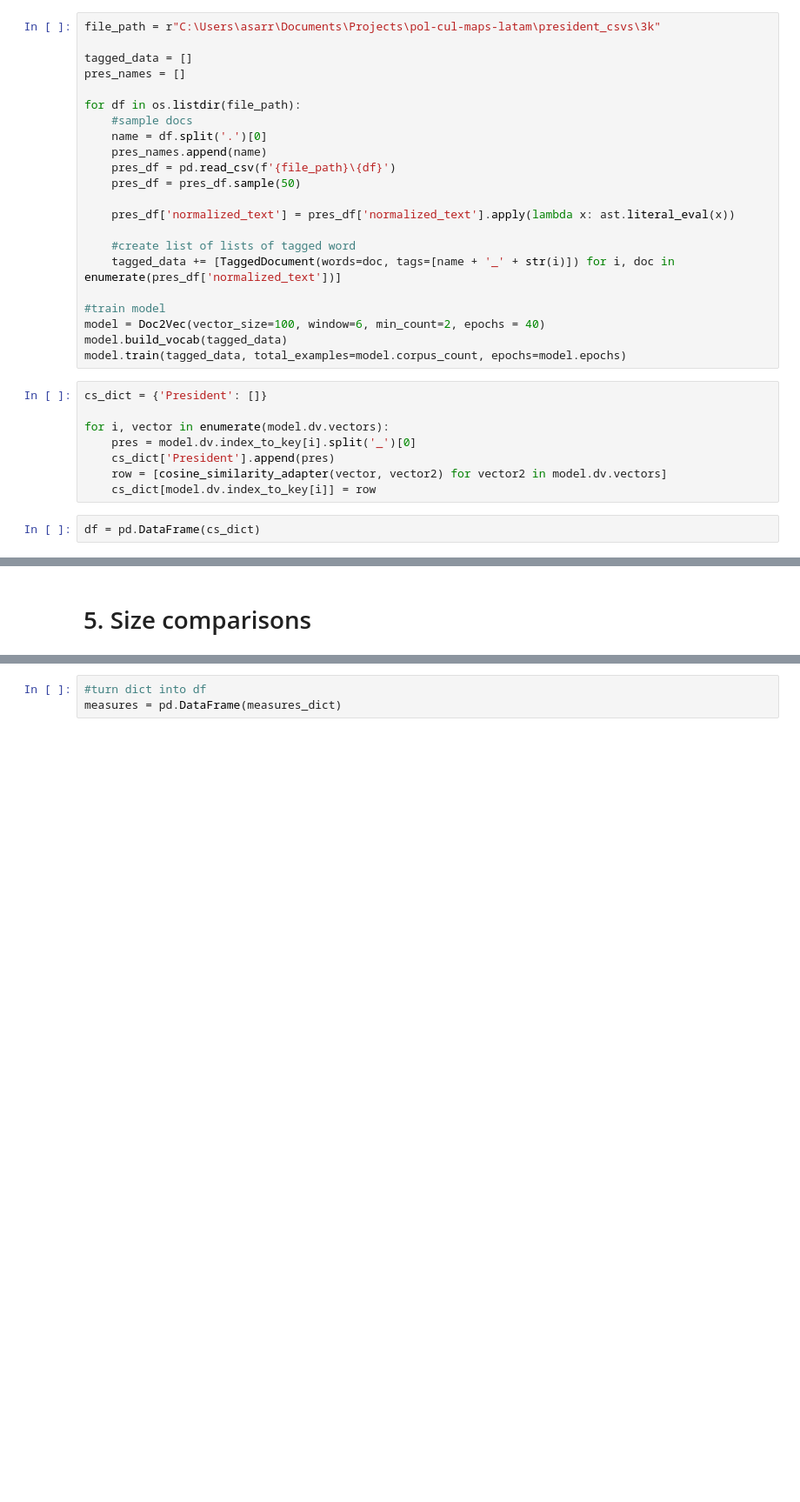
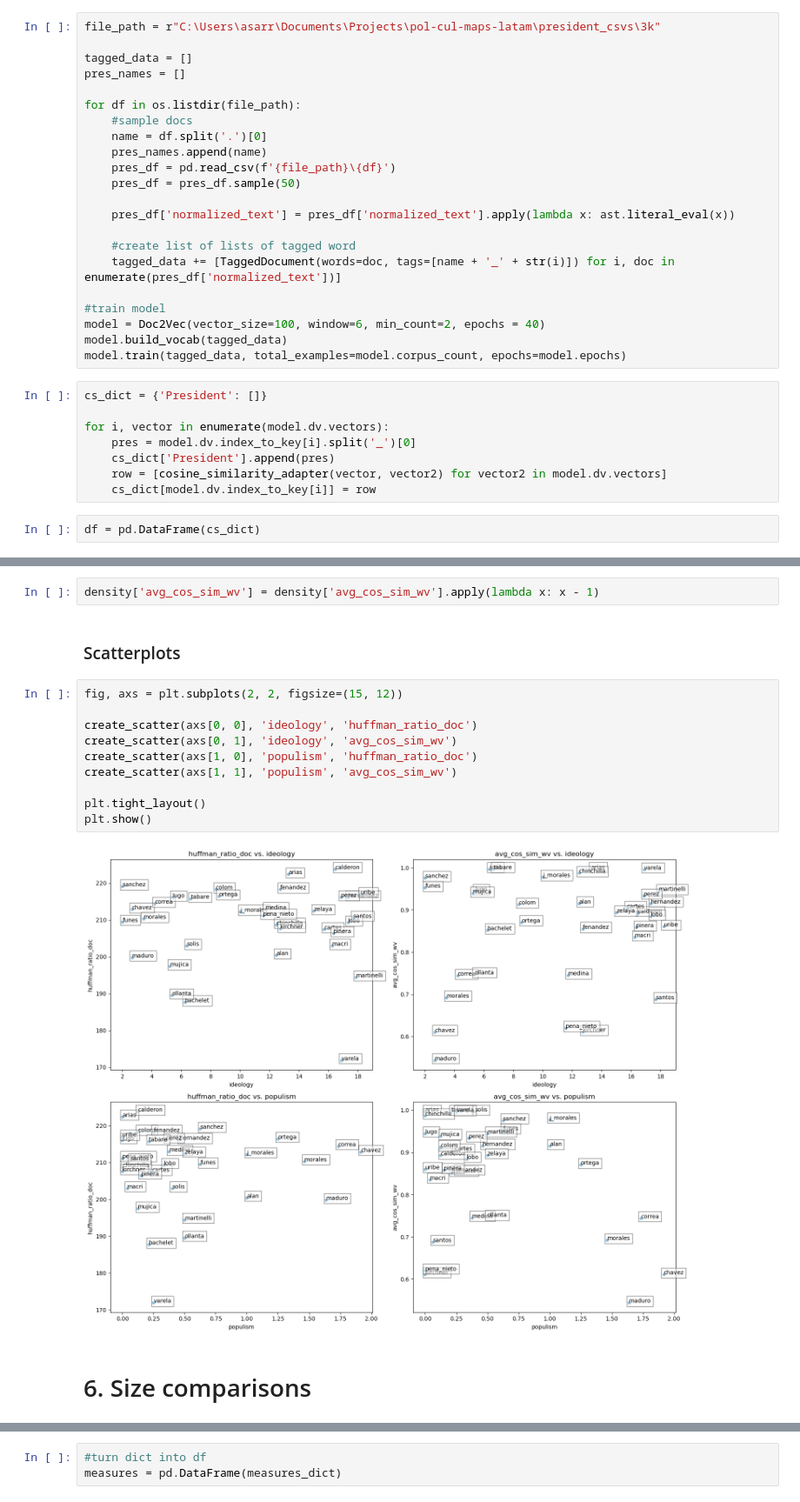
Before and after one commit to alejandrosarria0296/pol-cul-maps-latam, a Jupyter notebook: notebooks/3.word_embeddings.ipynb, the cells around one changed output, grey strips where cells are left out. Shown at 87% size. Cells and saved outputs as stored; diff of their text form; blank space fills up the shorter version.

```diff
--- a/notebooks/3.word_embeddings.ipynb
+++ b/notebooks/3.word_embeddings.ipynb
@@ -442,5 +545,21 @@ done with var
+# %%
+density['avg_cos_sim_wv'] = density['avg_cos_sim_wv'].apply(lambda x: x - 1)
+# %% [markdown]
+### Scatterplots
+# %%
+fig, axs = plt.subplots(2, 2, figsize=(15, 12))
+
+create_scatter(axs[0, 0], 'ideology', 'huffman_ratio_doc')
+create_scatter(axs[0, 1], 'ideology', 'avg_cos_sim_wv')
+create_scatter(axs[1, 0], 'populism', 'huffman_ratio_doc')
+create_scatter(axs[1, 1], 'populism', 'avg_cos_sim_wv')
+
+plt.tight_layout()
+plt.show()
+# %% [output]
+[figure, added]
 # %% [markdown]
-# 5. Size comparisons
+# 6. Size comparisons
 # %%
 measures_dict = {'President': [], 'size': [], 'huffman_ratio': [],'avg_cos_sim': [], 'cv': []}
 
```
Also changed, not shown: parts of 19 cells of this notebook.
